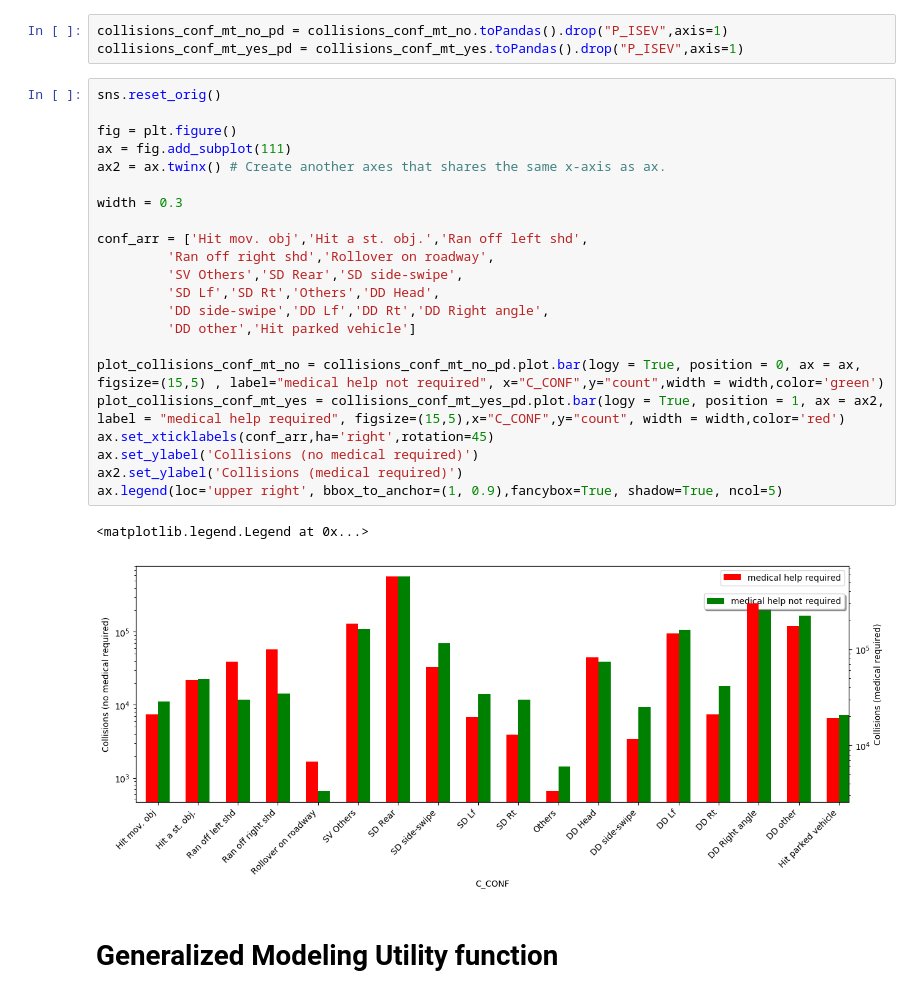
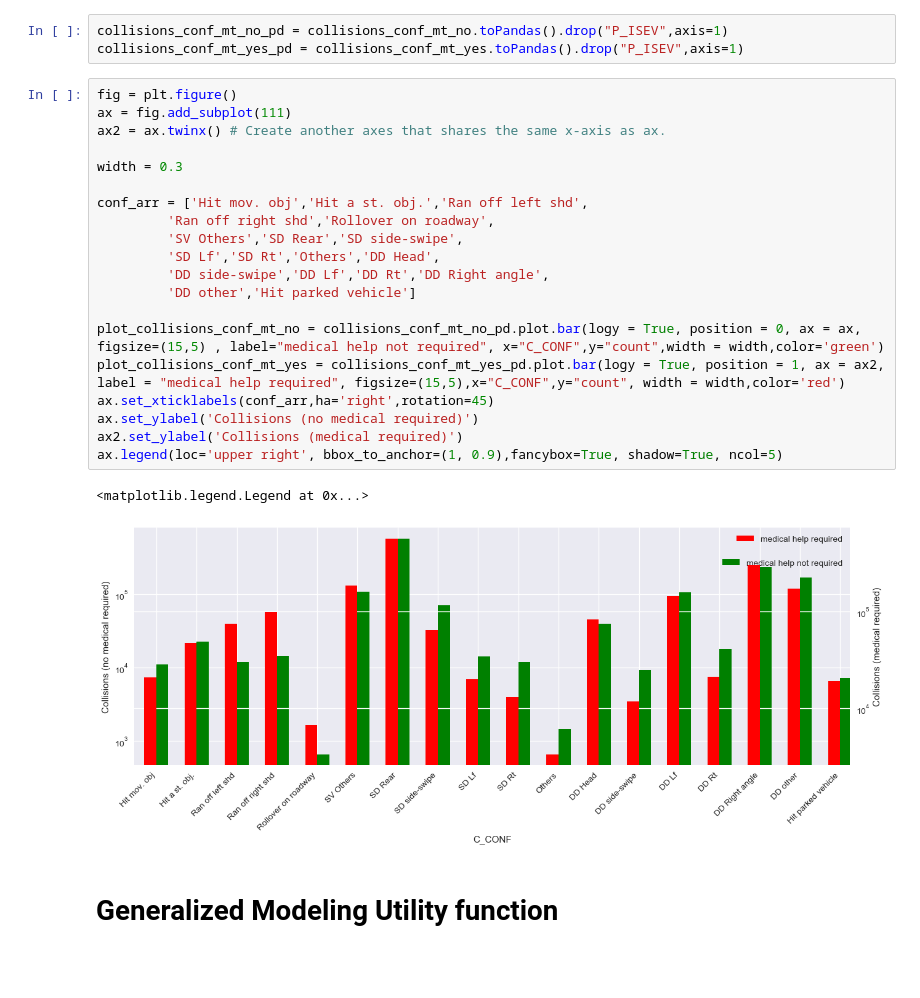
Before and after one commit to SinghGursimran/Analysis-of-Car-Accidents-in-Canada-using-PySpark, a Jupyter notebook: Analysis.ipynb, the cells around one changed output. Saved outputs shown, nothing was run; the diff lists cells and outputs as text; blank space fills up the shorter version.

```diff
--- a/Analysis.ipynb
+++ b/Analysis.ipynb
@@ -804,30 +786,28 @@ only showing top 5 rows
 collisions_conf_mt_no_pd = collisions_conf_mt_no.toPandas().drop("P_ISEV",axis=1)
 collisions_conf_mt_yes_pd = collisions_conf_mt_yes.toPandas().drop("P_ISEV",axis=1)
 # %%
-sns.reset_orig()
-
 fig = plt.figure()
 ax = fig.add_subplot(111)
 ax2 = ax.twinx() # Create another axes that shares the same x-axis as ax.
 
 width = 0.3
 
 conf_arr = ['Hit mov. obj','Hit a st. obj.','Ran off left shd',
          'Ran off right shd','Rollover on roadway',
          'SV Others','SD Rear','SD side-swipe',
          'SD Lf','SD Rt','Others','DD Head',
          'DD side-swipe','DD Lf','DD Rt','DD Right angle',
          'DD other','Hit parked vehicle']
 
 plot_collisions_conf_mt_no = collisions_conf_mt_no_pd.plot.bar(logy = True, position = 0, ax = ax, figsize=(15,5) , label="medical help not required", x="C_CONF",y="count",width = width,color='green')
 plot_collisions_conf_mt_yes = collisions_conf_mt_yes_pd.plot.bar(logy = True, position = 1, ax = ax2, label = "medical help required", figsize=(15,5),x="C_CONF",y="count", width = width,color='red')
 ax.set_xticklabels(conf_arr,ha='right',rotation=45)
 ax.set_ylabel('Collisions (no medical required)')
 ax2.set_ylabel('Collisions (medical required)')
 ax.legend(loc='upper right', bbox_to_anchor=(1, 0.9),fancybox=True, shadow=True, ncol=5)
 # %% [output]
 <matplotlib.legend.Legend at 0x...>
-[figure, old version]
+[figure, new version]
 # %% [markdown]
 # Generalized Modeling Utility function
 # %%
```
Also changed, not shown: parts of 13 cells of this notebook.
